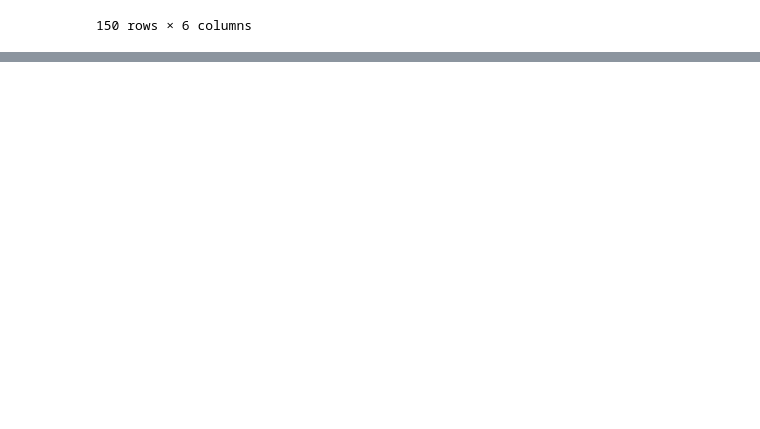
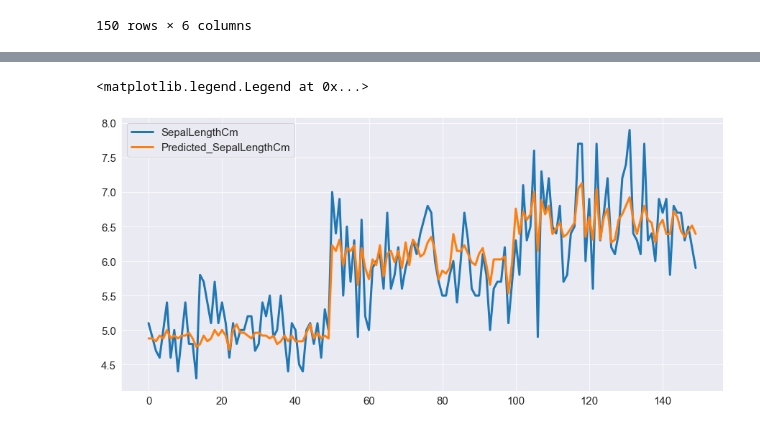
Before and after one commit to Arpan-tech-create/THE_SPARKS_FOUNDATION, a Jupyter notebook: Iris Project.ipynb, the cells around one changed output, grey strips where cells are left out. Cells and saved outputs as stored; diff of their text form; code cells hidden in the pictures; blank space fills up the shorter version.

```diff
--- a/Iris Project.ipynb
+++ b/Iris Project.ipynb
@@ -285,0 +264,3 @@ data['PetalLengthCm'].max()
+# %%
+new=data[['SepalLengthCm','Predicted_SepalLengthCm']]
+new
@@ -286,3 +285,10 @@ data['PetalLengthCm'].max()
+# %%
+plt.plot(new['SepalLengthCm'],linewidth=3)
+plt.plot(new['Predicted_SepalLengthCm'],linewidth=3)
+plt.legend(new)
+# %% [output]
+<matplotlib.legend.Legend at 0x...>
+[figure, added]
 # %%
 
 sns.lmplot(x='SepalLengthCm',y='Predicted_SepalLengthCm',hue='Species',data=data)
```
Also changed, not shown: parts of 6 cells of this notebook.
